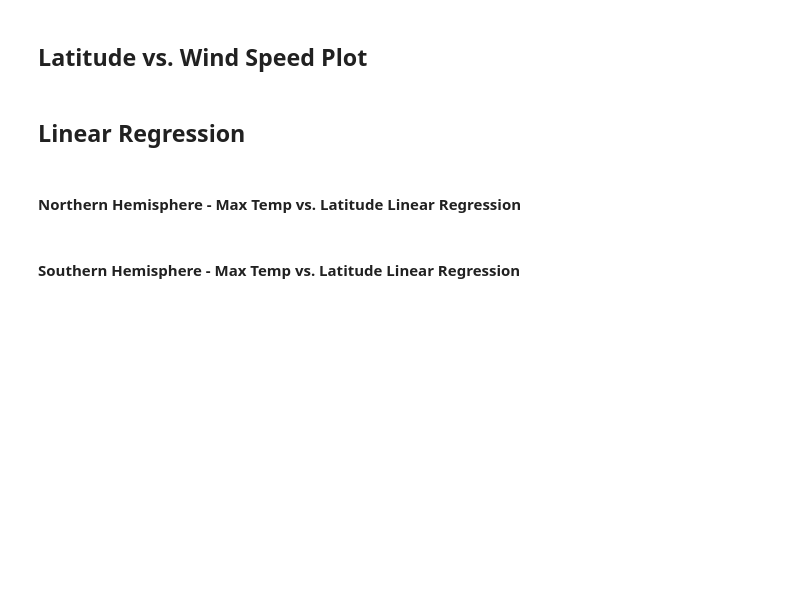
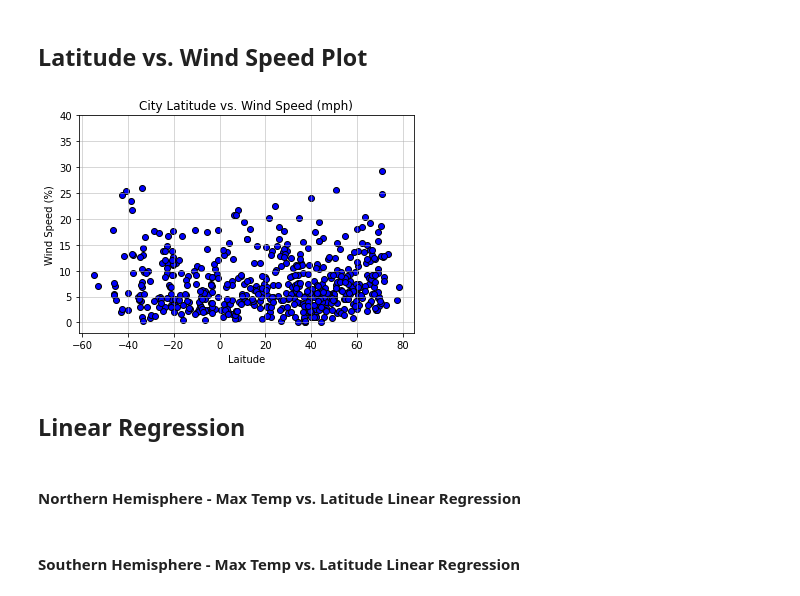
Before and after one commit to tran247/python-api-challenge, a Jupyter notebook: Instructions/starter_code/WeatherPy.ipynb, the cells around one changed output. Cells and saved outputs as stored; diff of their text form; code cells hidden in the pictures; blank space fills up the shorter version.

Commit message:
added wind speed

```diff
--- a/Instructions/starter_code/WeatherPy.ipynb
+++ b/Instructions/starter_code/WeatherPy.ipynb
@@ -243,5 +243,26 @@ plt.savefig("../Images/City Latitude vs Cloudiness.png")
 # %% [markdown]
 ## Latitude vs. Wind Speed Plot
+# %%
+#Latitude vs. Wind Speed
+plt.scatter(weather_dict["Lat"], weather_dict["Wind Speed"], facecolor = "blue", edgecolor = "black")
+plt.title("City Latitude vs. Wind Speed (mph)")
+
+#x axis
+plt.xlabel("Laitude")
+
+#y axis
+plt.ylabel("Wind Speed (%)")
+
+#y axis
+plt.ylim(-2,40)
+
+
+plt.grid(linestyle='-', linewidth=1, alpha = 0.5)
+
+#save
+plt.savefig("../Images/City Latitude vs Wind Speed (mph).png")
+# %% [output]
+[figure, added]
 # %% [markdown]
 ## Linear Regression
 # %% [markdown]
```
Also changed, not shown: parts of 1 cell of this notebook, 2 other files.
